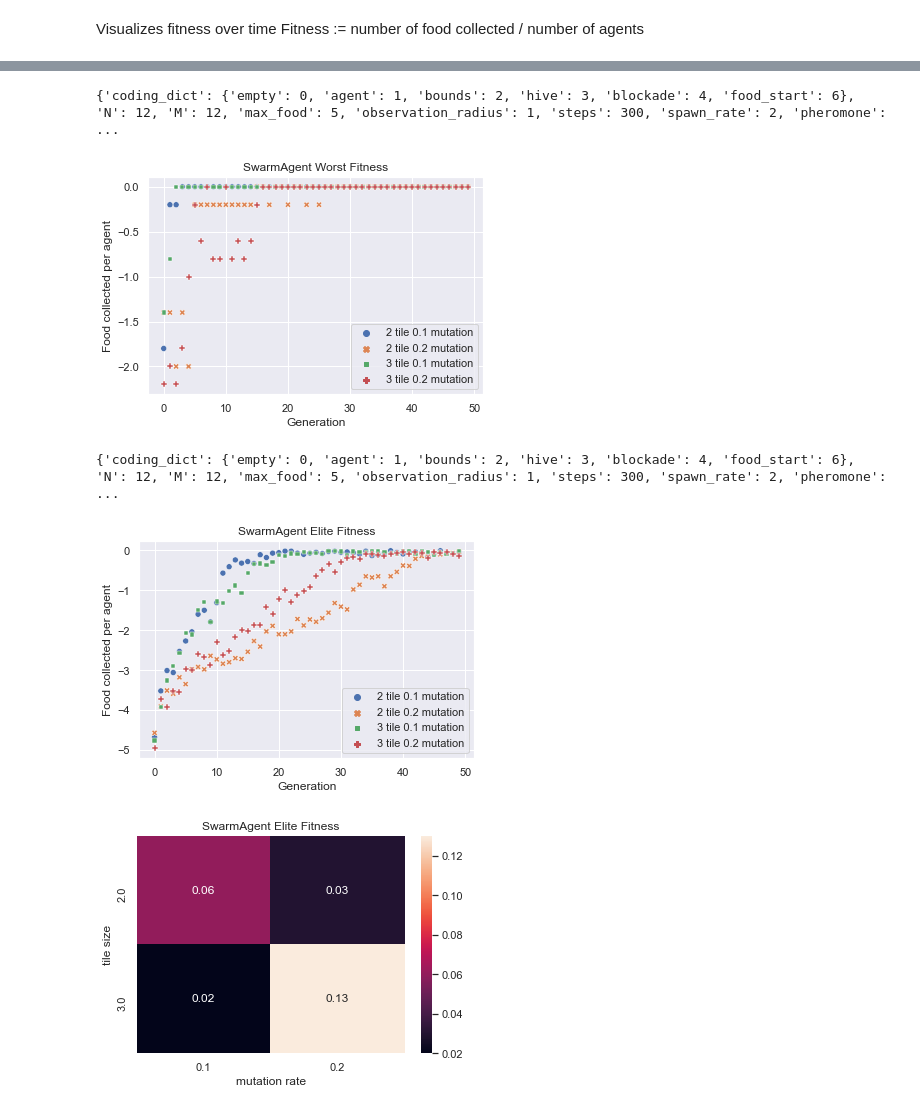
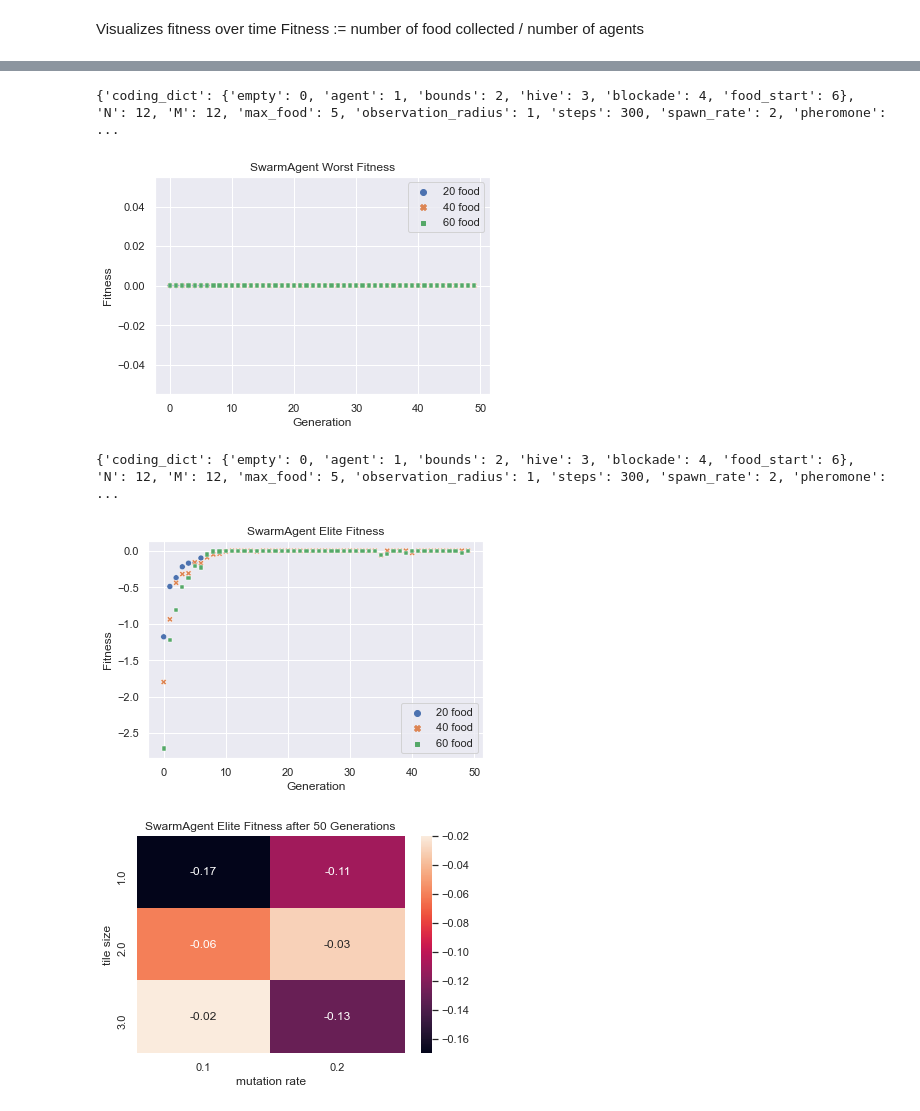
Before and after one commit to kavyakvk/adversarial-environment-generation, a Jupyter notebook: Pickled/pickle_processor.ipynb, the cells around one changed output, grey strips where cells are left out. Drawn from its saved outputs; the diff is of its cells as text; code cells hidden in the pictures.

Commit message:
Plots

```diff
--- a/Pickled/pickle_processor.ipynb
+++ b/Pickled/pickle_processor.ipynb
@@ -22,15 +22,27 @@ randomAgent_files = ['Final/GA_5RandomAgent_2tile_0.1mutation_40food_20blocks',
 swarmAgent_files = ['Final/GA_5SwarmAgent_2tile_0.1mutation_40food_20blocks',
                      'Final/GA_10SwarmAgent_2tile_0.1mutation_40food_20blocks',
                      'Final/GA_15SwarmAgent_2tile_0.1mutation_40food_20blocks']
-swarmAgent_files_heatmap = ['Final/GA_5SwarmAgent_2tile_0.1mutation_40food_20blocks',
-                    'Final/GA_5SwarmAgent_2tile_0.2mutation_40food_20blocks',
-                    'Final/GA_5SwarmAgent_3tile_0.1mutation_40food_20blocks',
-                    'Final/GA_5SwarmAgent_3tile_0.2mutation_40food_20blocks']
+swarmAgent_files_heatmap = ['Final/GA_5SwarmAgent_1tile_0.1mutation_40food_20blocks',
+                    'Final/GA_5SwarmAgent_2tile_0.1mutation_40food_20blocks',
+                    'Final/GA_5SwarmAgent_3tile_0.1mutation_40food_20blocks']
+swarmAgent_files_heatmap_2 = ['Final/GA_5SwarmAgent_2tile_0.1mutation_40food_20blocks',
+                    'Final/GA_5SwarmAgent_2tile_0.2mutation_40food_20blocks']
+swarmAgent_files_heatmap_barriers = ['Final/new_GA_5SwarmAgent_2tile_0.1mutation_40food_10blocks',
+                    'Final/new_GA_5SwarmAgent_2tile_0.1mutation_40food_20blocks',
+                    'Final/new_GA_5SwarmAgent_2tile_0.1mutation_40food_30blocks']
+
+DQNAgent_files_heatmap_test = ['Final/GA_5DQNAgent_2tile_0.1mutation_20food_20blocks',
+                    'Final/GA_5DQNAgent_2tile_0.1mutation_40food_20blocks',
+                    'Final/GA_5DQNAgent_2tile_0.1mutation_60food_20blocks']
+
 
 # legend = ['5 agents', '10 agents', '15 agents']
-legend = ['2 tiles 0.1 mutation', '2 tiles 0.2 mutation', '3 tiles 0.1 mutation', '3 tiles 0.2 mutation']
-
-for file in swarmAgent_files_heatmap:
+# legend = ['2 tiles 0.1 mutation', '2 tiles 0.2 mutation']
+# legend = ['10 barriers', '20 barriers', '30 barriers']
+legend = ['20 food', '40 food', '60 food']
+agent_type = 'SwarmAgent'
+file_name = '_barriers'
+for file in DQNAgent_files_heatmap_test:
     with open(file, 'rb') as f:
         temp_values = pickle.load(f)
     raw_values.append(temp_values)
@@ -62,64 +75,71 @@ print(raw_values[0]['env_params'])
 # %%
 sns.set(style='darkgrid')
 ax = sns.scatterplot(data=df_worst_fitness)
-plt.title('SwarmAgent Worst Fitness')
+plt.title(agent_type + ' Worst Fitness')
 # Set x-axis label
 plt.xlabel('Generation')
 # Set y-axis label
-plt.ylabel('Food collected per agent')
+plt.ylabel('Fitness')
 # Set legend
 # plt.legend(title='Barriers', labels=['20', '30'])
 
 print(raw_values[0]['env_params'])
+# plt.savefig('Final/Plots/' + agent_type + file_name + '_worst_fitness.png')
 # %% [output]
 {'coding_dict': {'empty': 0, 'agent': 1, 'bounds': 2, 'hive': 3, 'blockade': 4, 'food_start': 6}, 'N': 12, 'M': 12, 'max_food': 5, 'observation_radius': 1, 'steps': 300, 'spawn_rate': 2, 'pheromone':  ...
-[figure, old version]
+[figure, new version]
 # %%
 sns.set(style='darkgrid')
 ax = sns.scatterplot(data=df_elite_fitness)
-plt.title('SwarmAgent Elite Fitness')
+plt.title(agent_type + ' Elite Fitness')
 # Set x-axis label
 plt.xlabel('Generation')
 # Set y-axis label
-plt.ylabel('Food collected per agent')
+plt.ylabel('Fitness')
 
 print(raw_values[0]['env_params'])
+# plt.savefig('Final/Plots/' + agent_type + file_name + '_elite_fitness.png')
 # %% [output]
 {'coding_dict': {'empty': 0, 'agent': 1, 'bounds': 2, 'hive': 3, 'blockade': 4, 'food_start': 6}, 'N': 12, 'M': 12, 'max_food': 5, 'observation_radius': 1, 'steps': 300, 'spawn_rate': 2, 'pheromone':  ...
-[figure, old version]
+[figure, new version]
 # %%
 '''
     Heatmaps of tile_size x mutation
 '''
 randomAgent_files_heatmap_tile_mutation = [
+    {'filename':'Final/GA_5RandomAgent_1tile_0.1mutation_40food_20blocks', 'tile':1, 'mutation':0.1},
+    {'filename':'Final/GA_5RandomAgent_1tile_0.2mutation_40food_20blocks','tile':1, 'mutation':0.2},
     {'filename':'Final/GA_5RandomAgent_2tile_0.1mutation_40food_20blocks', 'tile':2, 'mutation':0.1},
     {'filename':'Final/GA_5RandomAgent_2tile_0.2mutation_40food_20blocks','tile':2, 'mutation':0.2},
     {'filename':'Final/GA_5RandomAgent_3tile_0.1mutation_40food_20blocks','tile':3, 'mutation':0.1},
     {'filename':'Final/GA_5RandomAgent_3tile_0.2mutation_40food_20blocks','tile':3, 'mutation':0.2}
 ]
 swarmAgent_files_heatmap_tile_mutation = [
+    {'filename':'Final/GA_5SwarmAgent_1tile_0.1mutation_40food_20blocks', 'tile':1, 'mutation':0.1},
+    {'filename':'Final/GA_5SwarmAgent_1tile_0.2mutation_40food_20blocks', 'tile':1, 'mutation':0.2},
     {'filename':'Final/GA_5SwarmAgent_2tile_0.1mutation_40food_20blocks', 'tile':2, 'mutation':0.1},
     {'filename':'Final/GA_5SwarmAgent_2tile_0.2mutation_40food_20blocks', 'tile':2, 'mutation':0.2},
     {'filename':'Final/GA_5SwarmAgent_3tile_0.1mutation_40food_20blocks', 'tile':3, 'mutation':0.1},
     {'filename':'Final/GA_5SwarmAgent_3tile_0.2mutation_40food_20blocks', 'tile':3, 'mutation':0.2}
 ]
 
 files_to_analyze = swarmAgent_files_heatmap_tile_mutation
 df_heatmap_tile_mutation = pd.DataFrame(columns=['average elite fitness', 'tile size', 'mutation rate'])
 for file in files_to_analyze:
     with open(file['filename'], 'rb') as f:
         temp_values = pickle.load(f)
         raw_fitness_values = temp_values['fitness values']
         # Add the average elite fitness of last generation to df
-        avg_elite_fitness = -1*sum(raw_fitness_values[-1][:num_elite])/num_elite
+        avg_elite_fitness = sum(raw_fitness_values[-1][:num_elite])/num_elite
         df_heatmap_tile_mutation = df_heatmap_tile_mutation.append({
             'average elite fitness': avg_elite_fitness,
             'tile size': file['tile'],
             'mutation rate': file['mutation']}, ignore_index=True)
 
 sns.set(style='darkgrid')
-plt.title('SwarmAgent Elite Fitness')
+plt.title('SwarmAgent Elite Fitness after 50 Generations')
 df_heatmap_tile_mutation = df_heatmap_tile_mutation.pivot('tile size', 'mutation rate', 'average elite fitness')
 ax = sns.heatmap(df_heatmap_tile_mutation, annot=True)
+plt.savefig('Final/Plots/SwarmAgent_heatmap_tile_mutation.png')
 # %% [output]
-[figure, old version]
+[figure, new version]
```
Also changed, not shown: parts of 2 cells of this notebook, 44 other files.
